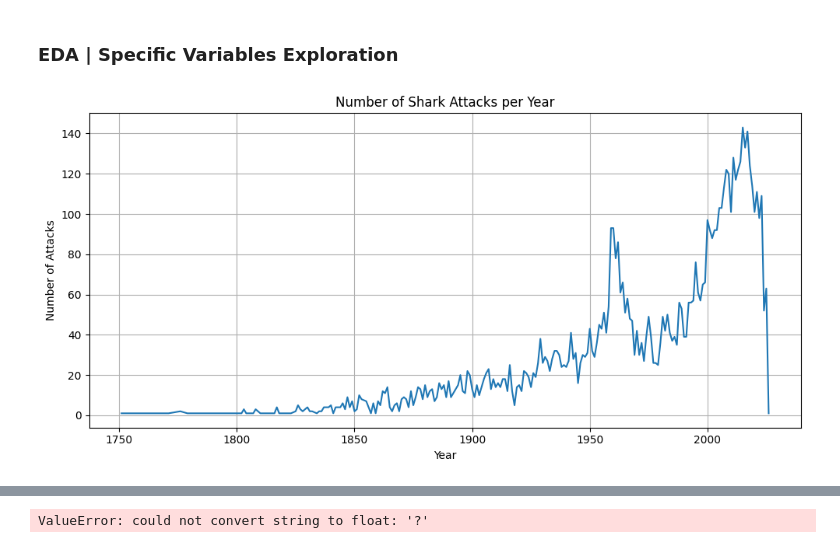
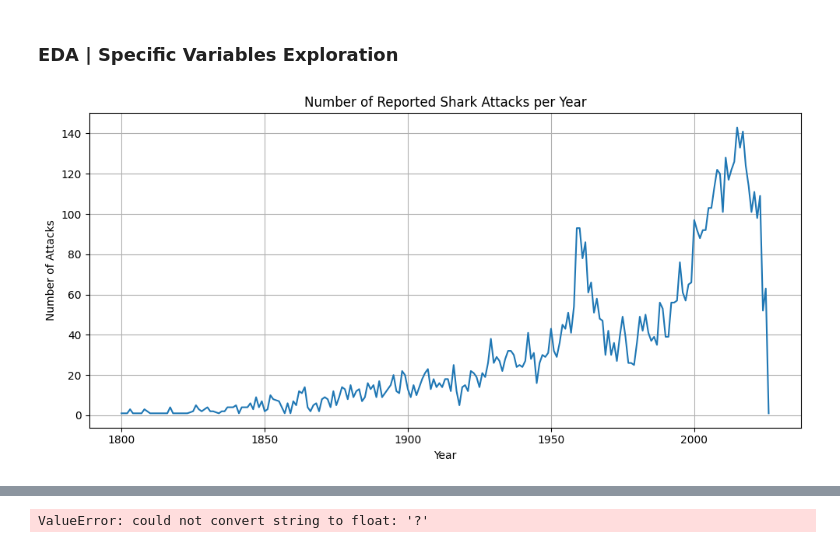
Before and after one commit to DavidLeal7/Shark_Attacks_P1, a Jupyter notebook: notebooks/EDA.ipynb, the cells around one changed output, grey strips where cells are left out. Cells and saved outputs as stored; diff of their text form; code cells hidden in the pictures.

```diff
--- a/notebooks/EDA.ipynb
+++ b/notebooks/EDA.ipynb
@@ -135,12 +135,12 @@ for col in med_cardinality_cols:
 # %%
 # Year line chart
 plt.figure(figsize=(10,5))
-df[df['Year']>= 1750]['Year'].value_counts().sort_index().plot(kind='line')
-plt.title('Number of Shark Attacks per Year')
+df[df['Year']>= 1800]['Year'].value_counts().sort_index().plot(kind='line')
+plt.title('Number of Reported Shark Attacks per Year')
 plt.xlabel('Year')
 plt.ylabel('Number of Attacks')
 plt.grid()
 plt.tight_layout()
 plt.show()
 # %% [output]
-[figure, old version]
+[figure, new version]
```
Also changed, not shown: parts of 2 cells of this notebook.
